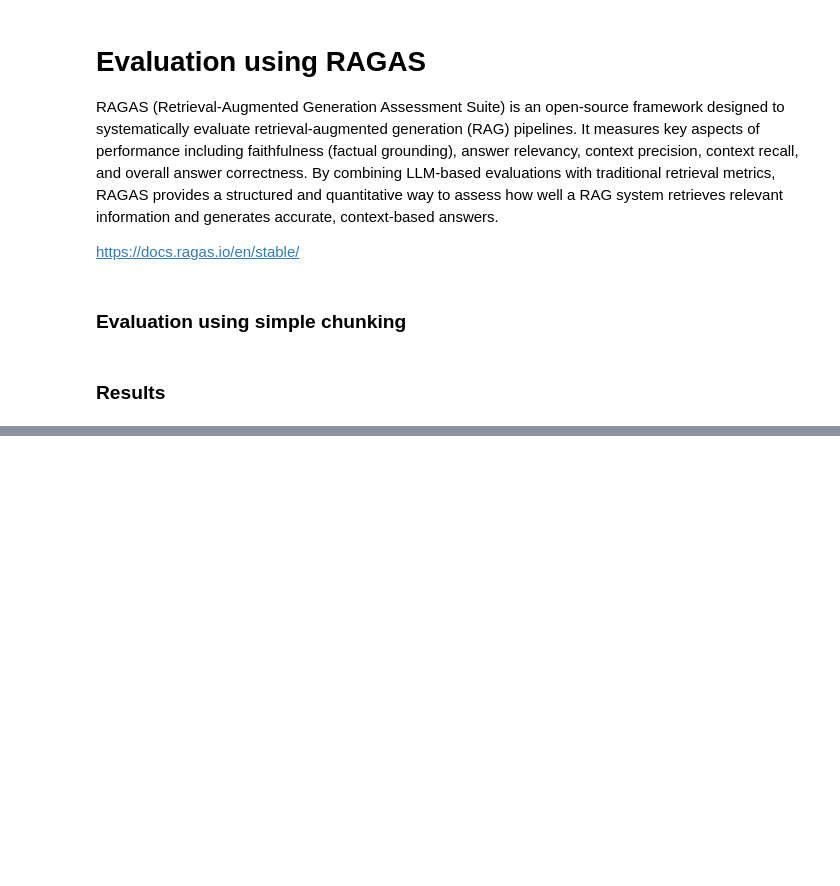
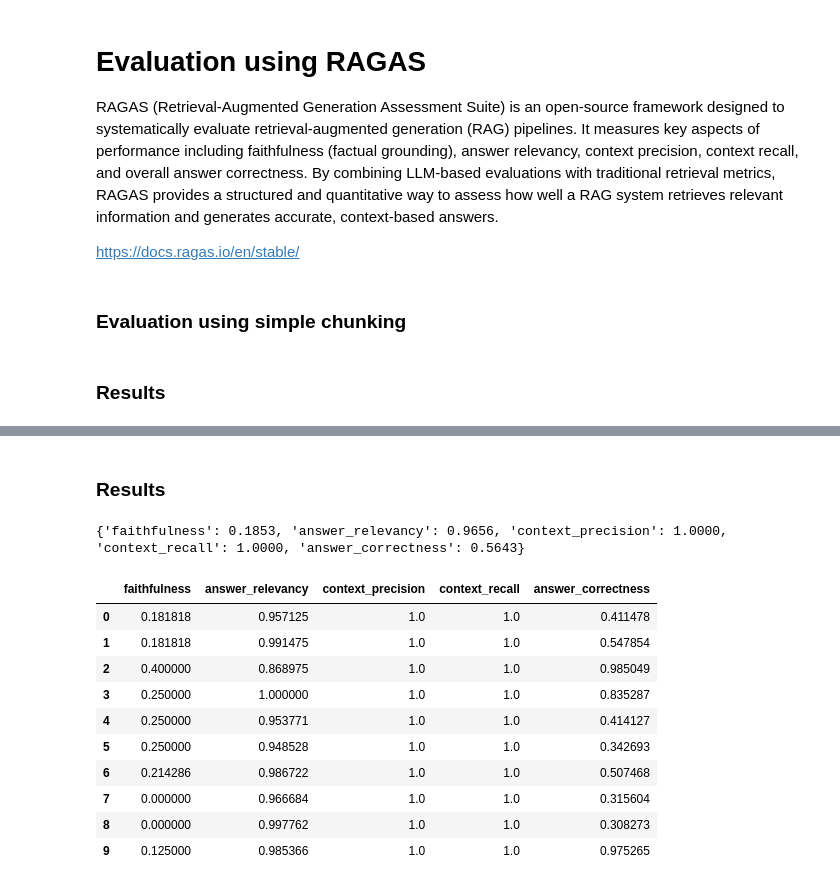
Before and after one commit to rsmith262/uk-election-2024-rag, a Jupyter notebook: RAG_Evaluation.ipynb, the cells around one changed output, grey strips where cells are left out. Drawn from its saved outputs; the diff is of its cells as text; code cells hidden in the pictures; blank space fills up the shorter version.

Commit message:
Updated the chat prompt to help improve answers. Reevaluated with RAGAS

```diff
--- a/RAG_Evaluation.ipynb
+++ b/RAG_Evaluation.ipynb
@@ -179,0 +273,37 @@ dtype: float64
+# %%
+# creates hugging face dataset
+ragas_dataset = Dataset.from_list(data)
+# %%
+# sets list of metrics to evaluate by
+metrics = [
+    faithfulness,
+    answer_relevancy,
+    context_precision,
+    context_recall,
+    answer_correctness
+]
+# %% [markdown]
+### Results
+# %%
+results = evaluate(ragas_dataset, metrics=metrics)
+print(results)
+# %% [output]
+{'faithfulness': 0.1853, 'answer_relevancy': 0.9656, 'context_precision': 1.0000, 'context_recall': 1.0000, 'answer_correctness': 0.5643}
+# %%
+# creates dataframe of all results for each question
+scores_per_sample = pd.DataFrame(results.scores)
+
+# Show per sample scores
+scores_per_sample
+# %% [output]
+|  | faithfulness | answer_relevancy | context_precision | context_recall | answer_correctness |
+| 0 | 0.181818 | 0.957125 | 1.0 | 1.0 | 0.411478 |
+| 1 | 0.181818 | 0.991475 | 1.0 | 1.0 | 0.547854 |
+| 2 | 0.400000 | 0.868975 | 1.0 | 1.0 | 0.985049 |
+| 3 | 0.250000 | 1.000000 | 1.0 | 1.0 | 0.835287 |
+| 4 | 0.250000 | 0.953771 | 1.0 | 1.0 | 0.414127 |
+| 5 | 0.250000 | 0.948528 | 1.0 | 1.0 | 0.342693 |
+| 6 | 0.214286 | 0.986722 | 1.0 | 1.0 | 0.507468 |
+| 7 | 0.000000 | 0.966684 | 1.0 | 1.0 | 0.315604 |
+| 8 | 0.000000 | 0.997762 | 1.0 | 1.0 | 0.308273 |
+| 9 | 0.125000 | 0.985366 | 1.0 | 1.0 | 0.975265 |
```
Also changed, not shown: parts of 7 cells of this notebook, 3 other files.
